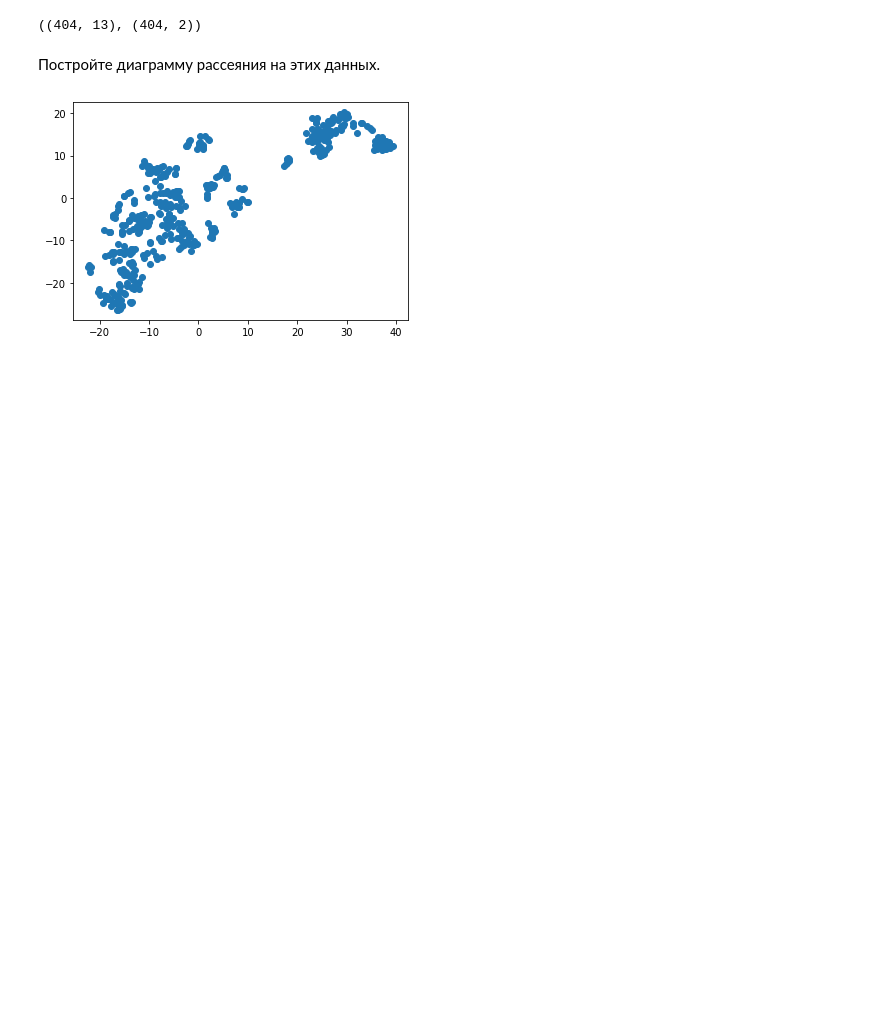
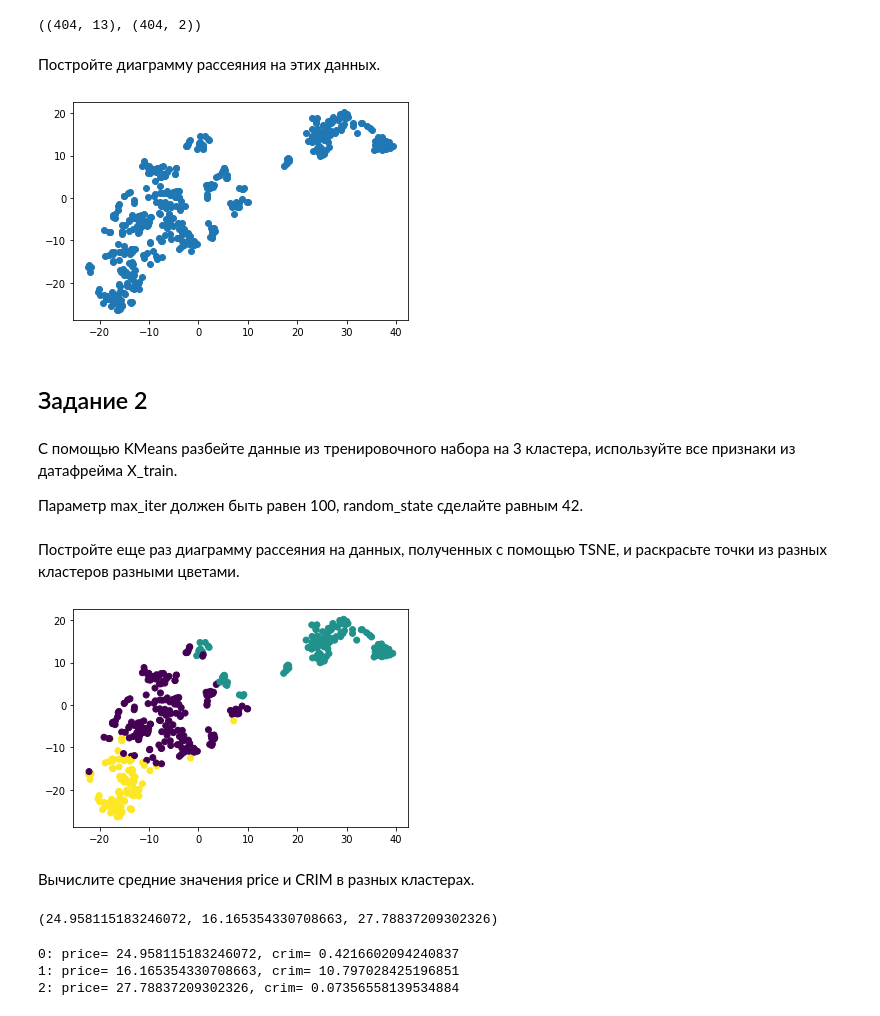
Before and after one commit to ealesid/gu_ml-libraries, a Jupyter notebook: src/homework/hw-8.ipynb, the cells around one changed output. Cells and saved outputs as stored; diff of their text form; code cells hidden in the pictures; blank space fills up the shorter version.

```diff
--- a/src/homework/hw-8.ipynb
+++ b/src/homework/hw-8.ipynb
@@ -46,3 +47,36 @@ plt.scatter(X_train_tsne[:, 0], X_train_tsne[:, 1])
 plt.show()
 # %% [output]
 [figure]
+# %% [markdown]
+## Задание 2
+# %% [markdown]
+С помощью KMeans разбейте данные из тренировочного набора на 3 кластера,
+используйте все признаки из датафрейма X_train.
+
+Параметр max_iter должен быть равен 100, random_state сделайте равным 42.
+# %%
+kmeans = KMeans(n_clusters=3, max_iter=100, random_state=42)
+# %% [markdown]
+Постройте еще раз диаграмму рассеяния на данных, полученных с помощью TSNE,
+и раскрасьте точки из разных кластеров разными цветами.
+# %%
+labels_train = kmeans.fit_predict(X_train_scaled)
+plt.scatter(X_train_tsne[:, 0], X_train_tsne[:, 1], c=labels_train)
+plt.show()
+# %% [output]
+[figure, added]
+# %% [markdown]
+Вычислите средние значения price и CRIM в разных кластерах.
+# %%
+y_train[labels_train == 0].mean(), y_train[labels_train == 1].mean(), y_train[labels_train == 2].mean()
+# %% [output]
+(24.958115183246072, 16.165354330708663, 27.78837209302326)
+# %%
+for l in set(labels_train):
+    mean_price = y_train[labels_train == l].mean()
+    mean_crim = X_train.CRIM[labels_train == l].mean()
+    print(f'{l}: price= {mean_price}, crim= {mean_crim}')
+# %% [output]
+0: price= 24.958115183246072, crim= 0.4216602094240837
+1: price= 16.165354330708663, crim= 10.797028425196851
+2: price= 27.78837209302326, crim= 0.07356558139534884
```
Also changed, not shown: parts of 1 cell of this notebook.
